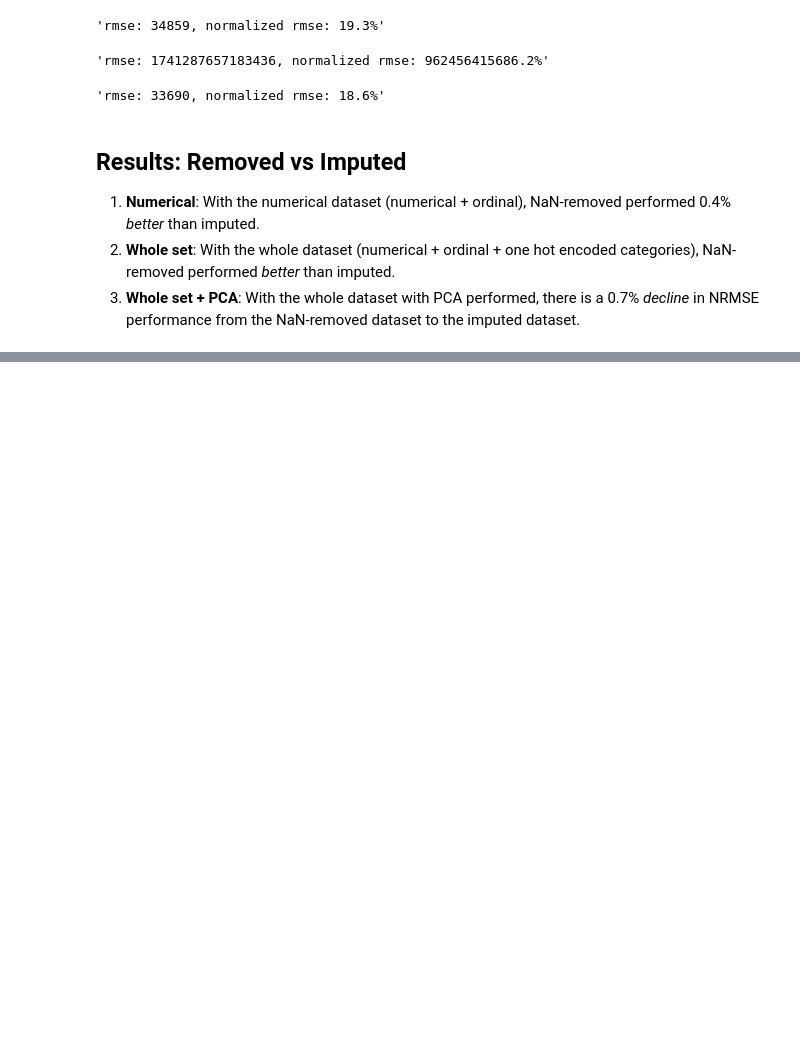
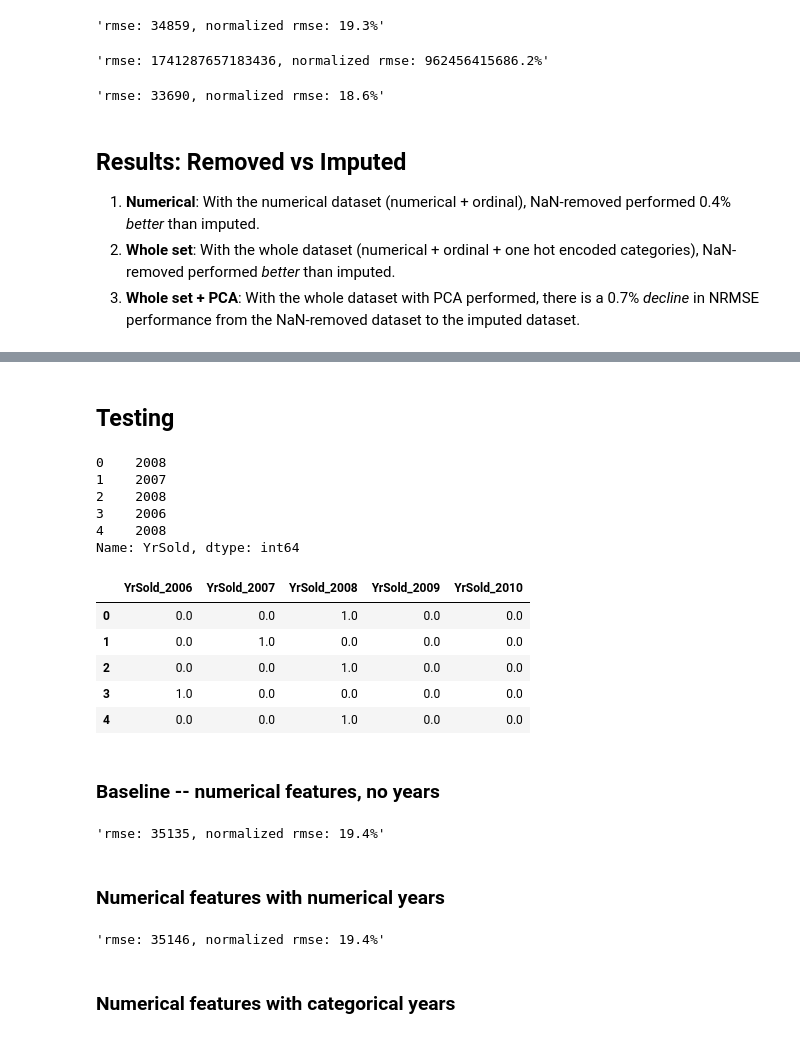
Before and after one commit to matthewgraca/4661-house-prices-regression, a Jupyter notebook: notebooks/feature_engineering.ipynb, the cells around one changed output, grey strips where cells are left out. Cells and saved outputs as stored; diff of their text form; code cells hidden in the pictures; blank space fills up the shorter version.

Commit message:
added experiments with using year as numerical vs categorical

```diff
--- a/notebooks/feature_engineering.ipynb
+++ b/notebooks/feature_engineering.ipynb
@@ -622,0 +626,76 @@ f'rmse: {round(rmse)}, normalized rmse: {percent_nrmse}'
+# %% [markdown]
+## Testing
+# %%
+from data_processor import DataProcessor
+import pandas as pd
+from sklearn.preprocessing import OneHotEncoder
+
+# load numerical data
+df = pd.read_csv('../data/train.csv')
+dp = DataProcessor(df)
+num_df = dp.numerical_data()
+num_df.drop('SalePrice', axis=1, inplace=True)
+
+# create a numerical dataset with years -- categorical and numerical
+year_num_df = df['YrSold']
+
+ohe = OneHotEncoder(sparse_output=False).set_output(transform='pandas')
+year_cat_df = ohe.fit_transform(pd.DataFrame(df['YrSold']))
+
+display(year_num_df.head(), year_cat_df.head())
+# %% [output]
+0    2008
+1    2007
+2    2008
+3    2006
+4    2008
+Name: YrSold, dtype: int64
+|  | YrSold_2006 | YrSold_2007 | YrSold_2008 | YrSold_2009 | YrSold_2010 |
+| 0 | 0.0 | 0.0 | 1.0 | 0.0 | 0.0 |
+| 1 | 0.0 | 1.0 | 0.0 | 0.0 | 0.0 |
+| 2 | 0.0 | 0.0 | 1.0 | 0.0 | 0.0 |
+| 3 | 1.0 | 0.0 | 0.0 | 0.0 | 0.0 |
+| 4 | 0.0 | 0.0 | 1.0 | 0.0 | 0.0 |
+# %% [markdown]
+### Baseline -- numerical features, no years
+# %%
+from sklearn.pipeline import make_pipeline
+from sklearn.preprocessing import StandardScaler
+from sklearn.linear_model import LinearRegression
+from sklearn.model_selection import cross_val_score
+
+X = num_df
+y = df['SalePrice']
+
+# pipeline
+regr = make_pipeline(StandardScaler(), LinearRegression())
+neg_rmse_scores = cross_val_score(regr, X, y, cv=10, scoring='neg_root_mean_squared_error')
+
+# calc metrics
+rmse = -neg_rmse_scores.mean()
+nrmse = rmse / y.mean()
+percent_nrmse = f'{round(nrmse * 100, 1)}%'
+
+f'rmse: {round(rmse)}, normalized rmse: {percent_nrmse}'
+# %% [output]
+'rmse: 35135, normalized rmse: 19.4%'
+# %% [markdown]
+### Numerical features with numerical years
+# %%
+# data; X and y
+X = pd.concat([num_df, year_num_df], axis=1)
+
+# pipeline
+regr = make_pipeline(StandardScaler(), LinearRegression())
+neg_rmse_scores = cross_val_score(regr, X, y, cv=10, scoring='neg_root_mean_squared_error')
+
+# calc metrics
+rmse = -neg_rmse_scores.mean()
+nrmse = rmse / y.mean()
+percent_nrmse = f'{round(nrmse * 100, 1)}%'
+
+f'rmse: {round(rmse)}, normalized rmse: {percent_nrmse}'
+# %% [output]
+'rmse: 35146, normalized rmse: 19.4%'
+# %% [markdown]
+### Numerical features with categorical years
```
Also changed, not shown: parts of 3 cells of this notebook.
